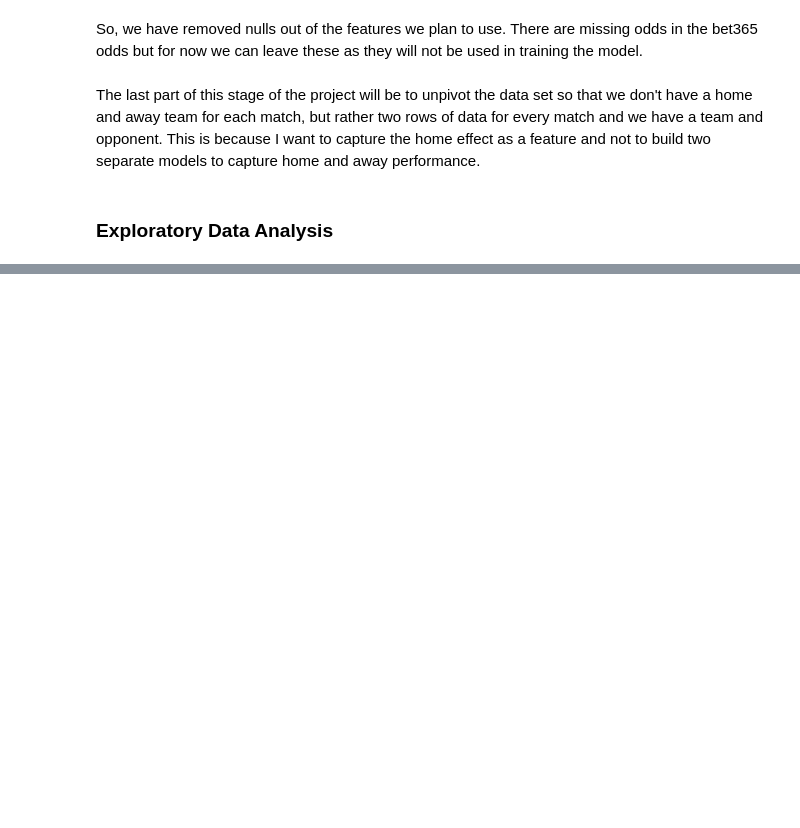
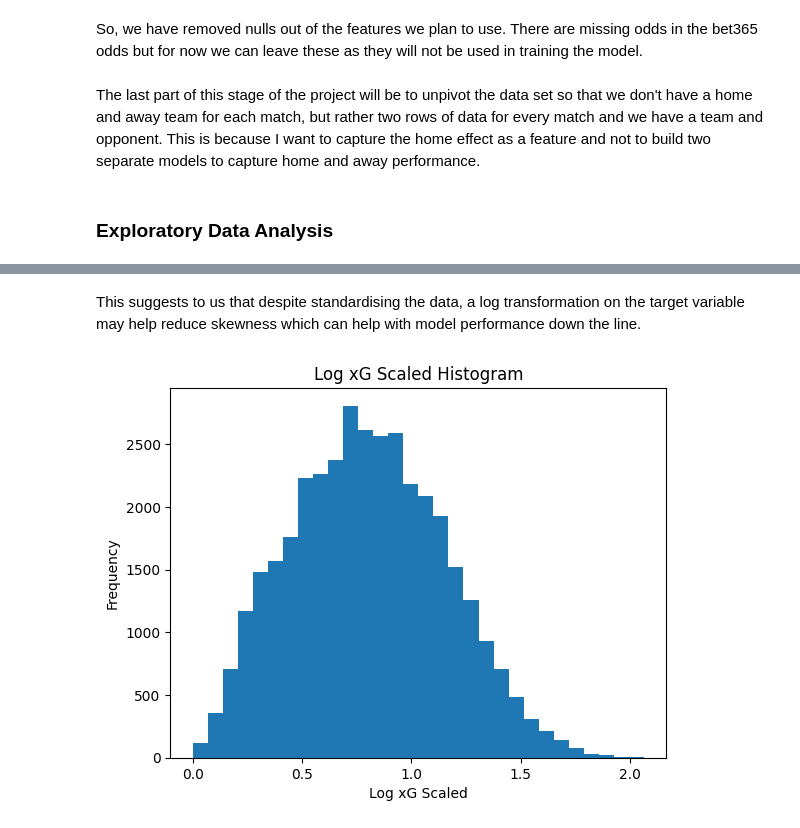
Before and after one commit to louis-porter/predicting_football_match_outcomes, a Jupyter notebook: match_outcome_study.ipynb, the cells around one changed output, grey strips where cells are left out. Cells and saved outputs as stored; diff of their text form; code cells hidden in the pictures; blank space fills up the shorter version.

```diff
--- a/match_outcome_study.ipynb
+++ b/match_outcome_study.ipynb
@@ -238,0 +239,14 @@ Name: xG_y, dtype: float64
+# %% [markdown]
+This suggests to us that despite standardising the data, a log transformation on the target variable may help reduce skewness which can help with model performance down the line.
+# %%
+import numpy as np
+
+df["xG_log"] = np.log1p(df["xG"]) #log1p to deal with 0s.
+
+plt.hist(df["xG_log"], bins=30)
+plt.title("Log xG Scaled Histogram")
+plt.xlabel("Log xG Scaled")
+plt.ylabel("Frequency")
+plt.show()
+# %% [output]
+[figure, added]
```
Also changed, not shown: parts of 12 cells of this notebook.
